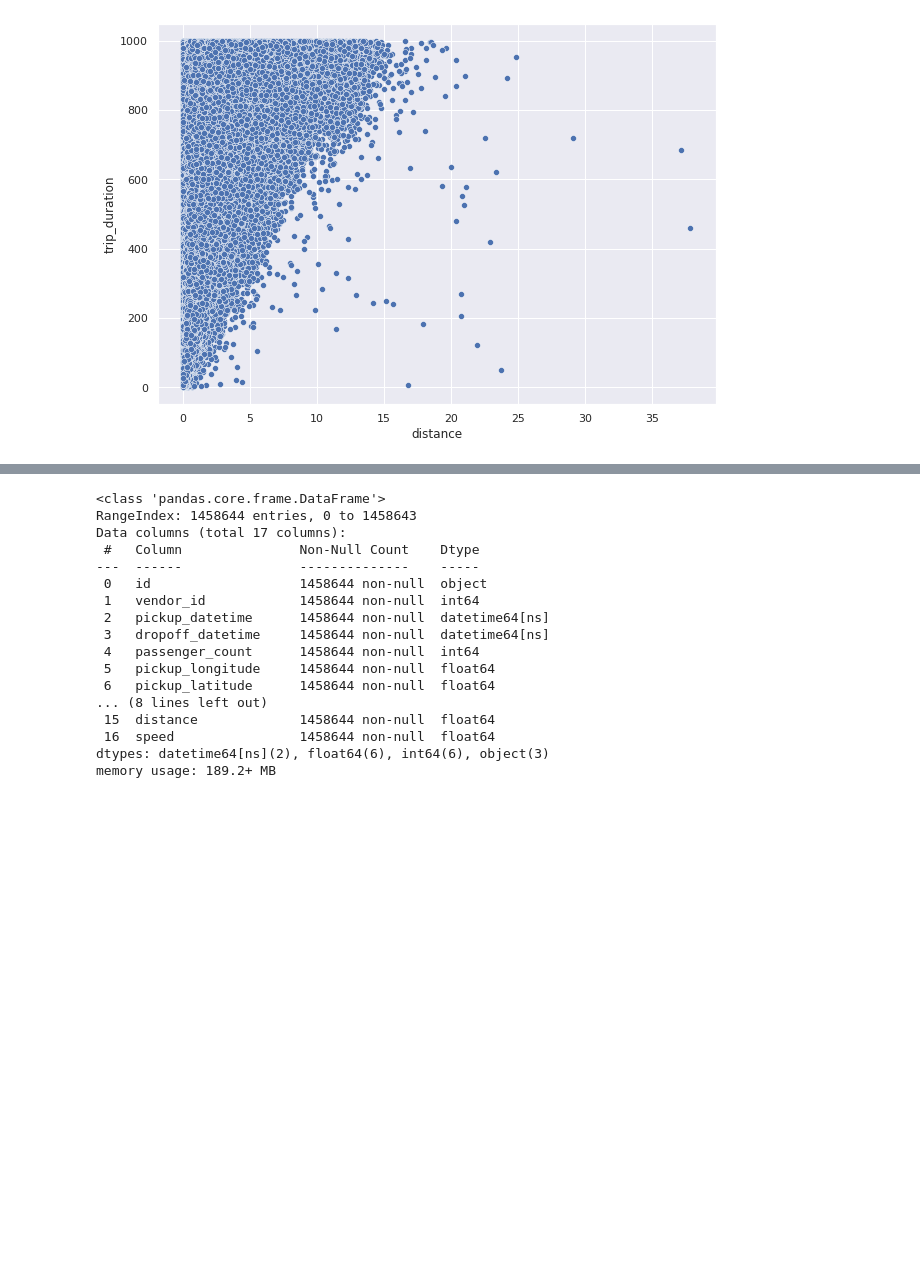
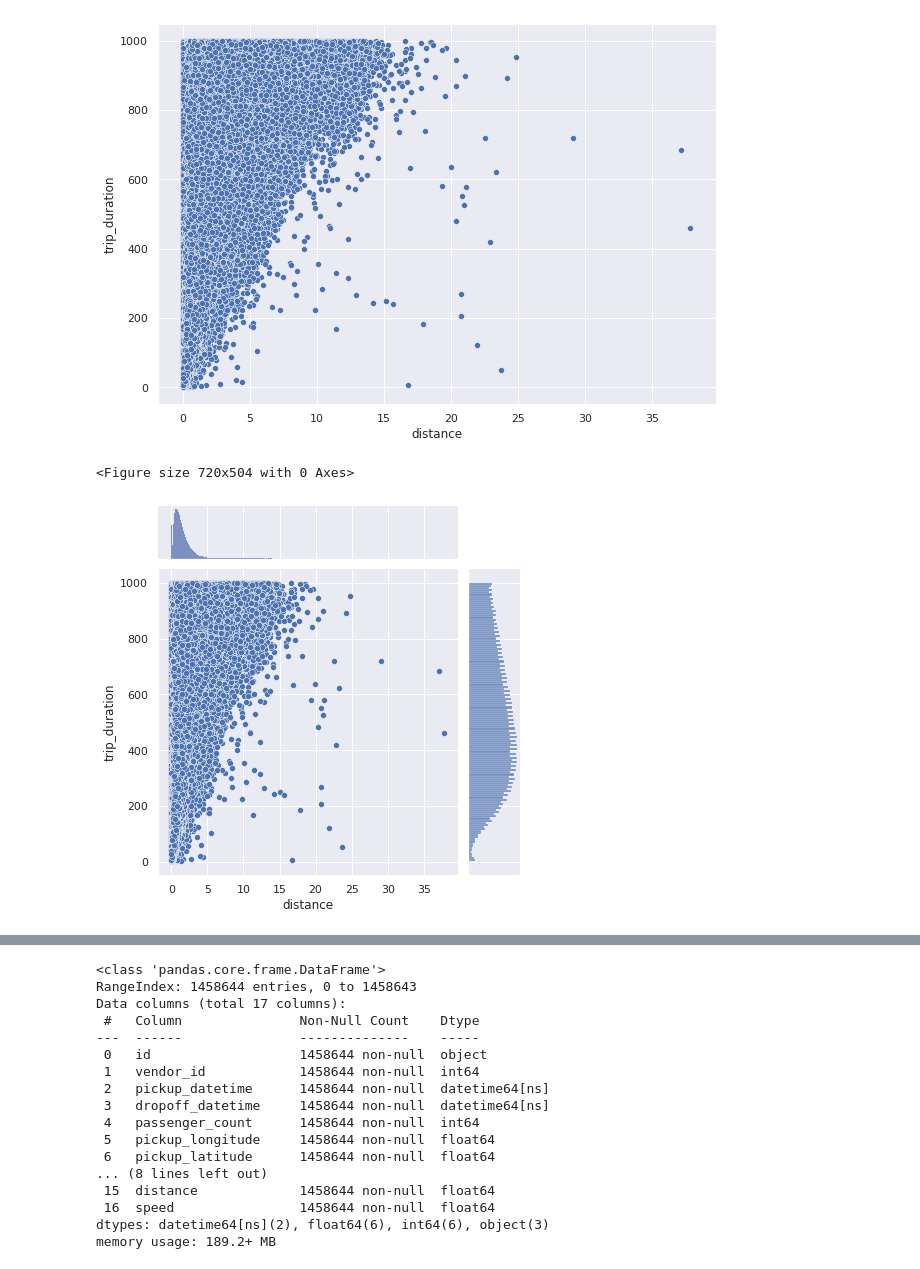
Before and after one commit to HariTarz/NYC-Taxi-Trip-Time-Prediction, a Jupyter notebook: NYC_Taxi_Trip_Time_Prediction_Capstone_Project.ipynb, the cells around one changed output, grey strips where cells are left out. Drawn from its saved outputs; the diff is of its cells as text; code cells hidden in the pictures; blank space fills up the shorter version.

```diff
--- a/NYC_Taxi_Trip_Time_Prediction_Capstone_Project.ipynb
+++ b/NYC_Taxi_Trip_Time_Prediction_Capstone_Project.ipynb
@@ -380,3 +389,13 @@ ax.set_xlabel('distance')
 # %% [output]
 Text(0.5, 0, 'distance')
 [figure]
+# %%
+fig = plt.figure(figsize=(10,7))
+# ax = fig.gca()
+sns.jointplot(x='distance', y='trip_duration', data=dur_dist)
+sns.set_theme(style='darkgrid')
+# ax.set_xlabel('distance')
+# ax.set_title('trip_uration VS distance')
+# %% [output]
+<Figure size 720x504 with 0 Axes>
+[figure, added]
```
Also changed, not shown: parts of 11 cells of this notebook.
